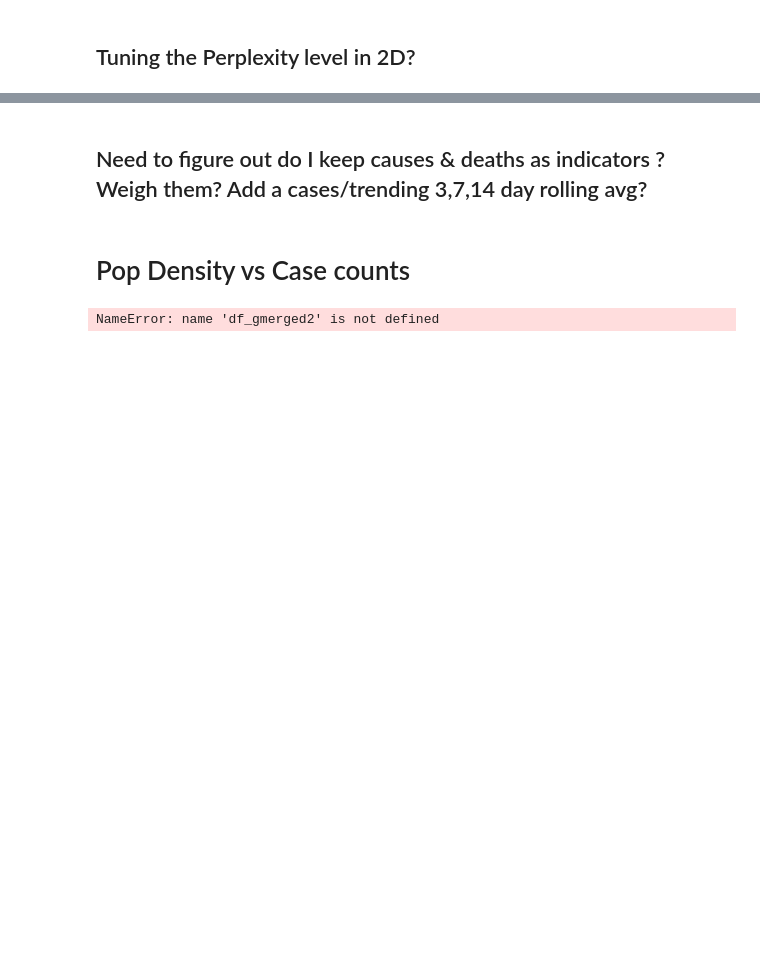
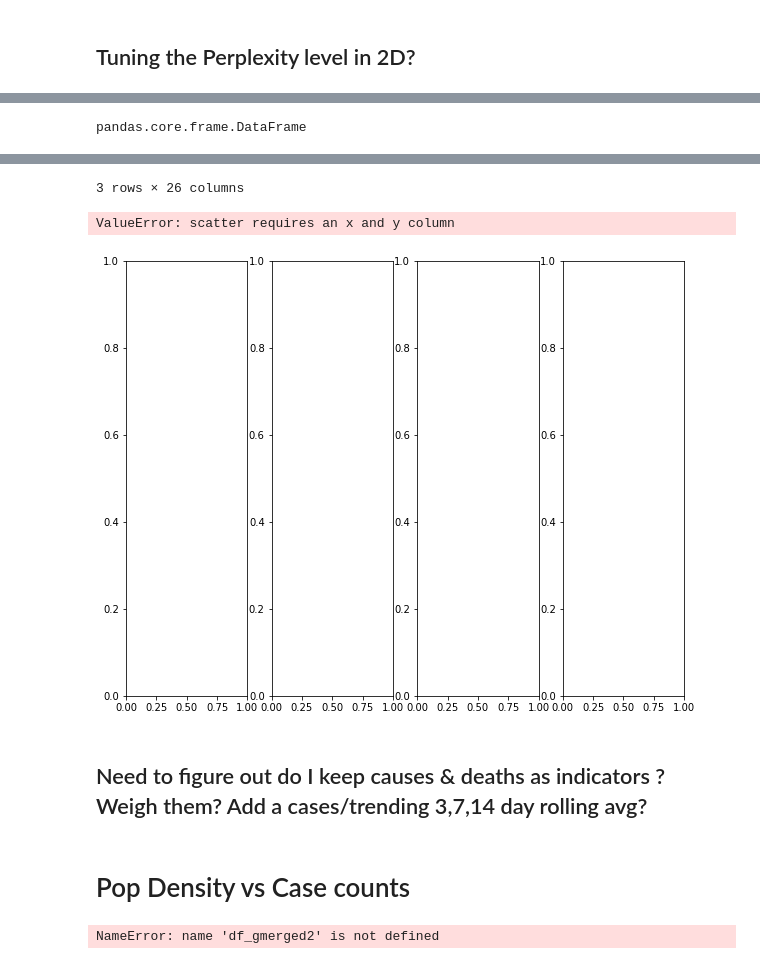
Before and after one commit to dougfoo/machineLearning, a Jupyter notebook: covid/COVID-global-clustering.ipynb, the cells around one changed output, grey strips where cells are left out. Drawn from its saved outputs; the diff is of its cells as text; code cells hidden in the pictures; blank space fills up the shorter version.

```diff
--- a/covid/COVID-global-clustering.ipynb
+++ b/covid/COVID-global-clustering.ipynb
@@ -803,20 +810,17 @@ def build_sets(perplexity, plotX):
     cluster1 = plotX[plotX["cluster"] == 1]
     cluster2 = plotX[plotX["cluster"] == 2]
 
+    display(type(cluster0))
     return cluster0,cluster1,cluster2
 
 init_notebook_mode(connected=True)
 
-for i in [10,20,30, 40,50,60, 70,80,90]:
+fig,ax = plt.subplots(1,4,figsize=(10, 8))
+
+# for i in [10,20,30, 40,50,60, 70,80,90]:
+for i in [10, 40, 60, 90]:
     c0,c1,c2 = build_sets(i,plotX)
 
-    data = [
-        make_scat(0, dict(color = 'rgba(255, 128, 255, 0.8)'), c0),
-        make_scat(1, dict(color ='rgba(255, 128, 2, 0.8)'), c1),
-        make_scat(2, dict(color ='rgba(0, 255, 200, 0.8)'), c2),
-    ]
-    title = "Visualizing Clusters in Two Dimensions Using T-SNE (perplexity=" + str(i) + ")"
-    layout = dict(title = title, xaxis= dict(title= 'TC1',ticklen= 5,zeroline= False), yaxis= dict(title= 'TC2',ticklen= 5,zeroline= False))
-    fig = dict(data = data, layout = layout)
-    iplot(fig, image_width=400, image_height=300)
+    display(c0.head(3))
+    c0.plot(kind='scatter',ax=ax[0])
 # %% [output]
@@ -831,0 +827 @@ for i in [10,20,30, 40,50,60, 70,80,90]:
+pandas.core.frame.DataFrame
@@ -832,3 +833,6 @@ for i in [10,20,30, 40,50,60, 70,80,90]:
+3 rows × 26 columns
+ValueError: scatter requires an x and y column
+[figure, added]
 # %% [markdown]
 ## Need to figure out do I keep causes & deaths as indicators ?  Weigh them?  Add a cases/trending 3,7,14 day rolling avg?
 # %% [markdown]
```
Also changed, not shown: parts of 3 cells of this notebook, 1 other file.
